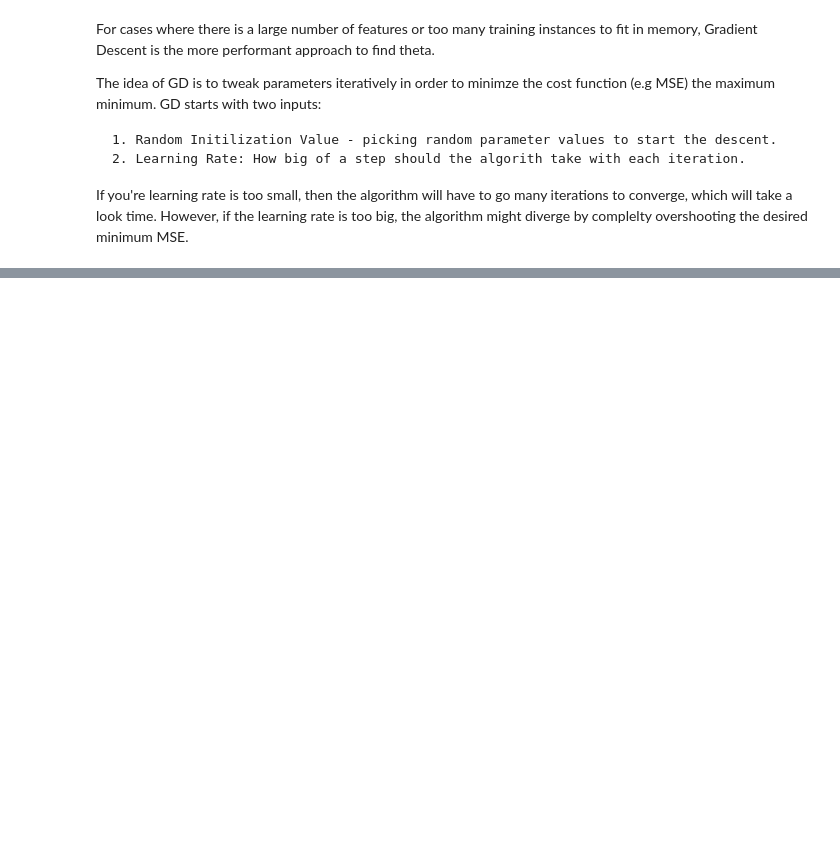
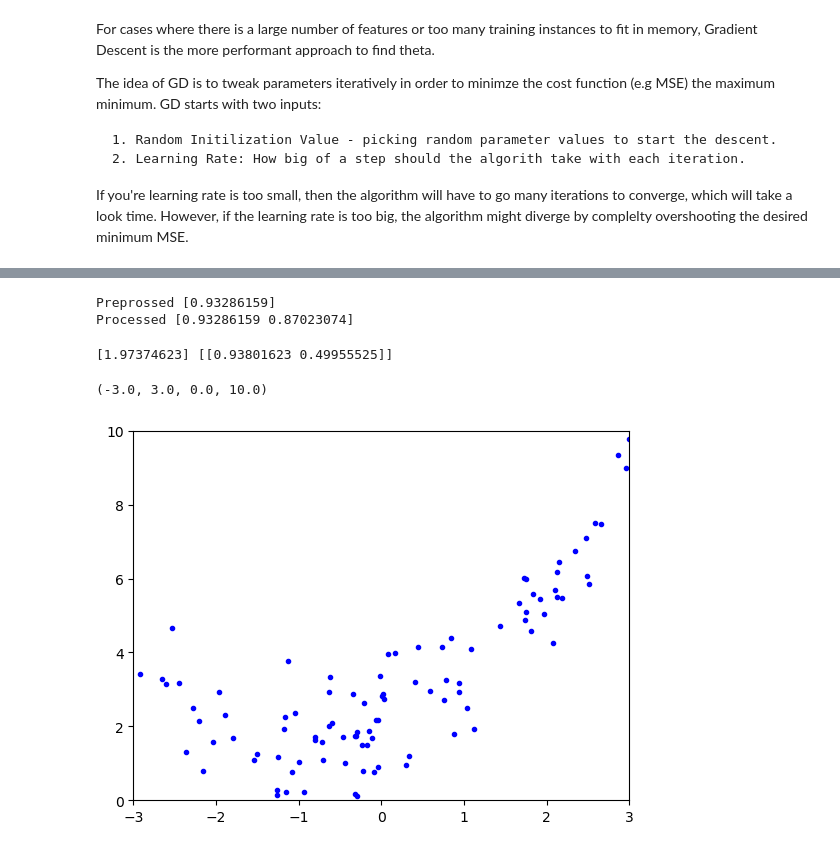
Before and after one commit to zmess24/Hands-On-Machine-Learning-with-Scikit-Learn-Keras-and-TensorFlow, a Jupyter notebook: 04_training_models_regression/04_notes.ipynb, the cells around one changed output, grey strips where cells are left out. Cells and saved outputs as stored; diff of their text form; code cells hidden in the pictures; blank space fills up the shorter version.

```diff
--- a/04_training_models_regression/04_notes.ipynb
+++ b/04_training_models_regression/04_notes.ipynb
@@ -86,0 +144,23 @@ If you're learning rate is too small, then the algorithm will have to go many it
+# %%
+from sklearn.preprocessing import PolynomialFeatures
+
+poly_features = PolynomialFeatures(degree=2, include_bias=False)
+X_poly = poly_features.fit_transform(X)
+print(f"Preprossed {X[0]}")
+print("---")
+print(f"Processed {[0]}")
+# %% [output]
+Preprossed [0.93286159]
+Processed [0.93286159 0.87023074]
+# %%
+lin_reg = LinearRegression()
+lin_reg.fit(X_poly, y)
+print(lin_reg.intercept_, lin_reg.coef_)
+
+# plt.plot(X_new, predictions, 'r-')
+plt.plot(X, y, 'b.')
+plt.axis([-3, 3, 0, 10])
+# %% [output]
+[1.97374623] [[0.93801623 0.49955525]]
+(-3.0, 3.0, 0.0, 10.0)
+[figure, added]
```
Also changed, not shown: parts of 15 cells of this notebook.
